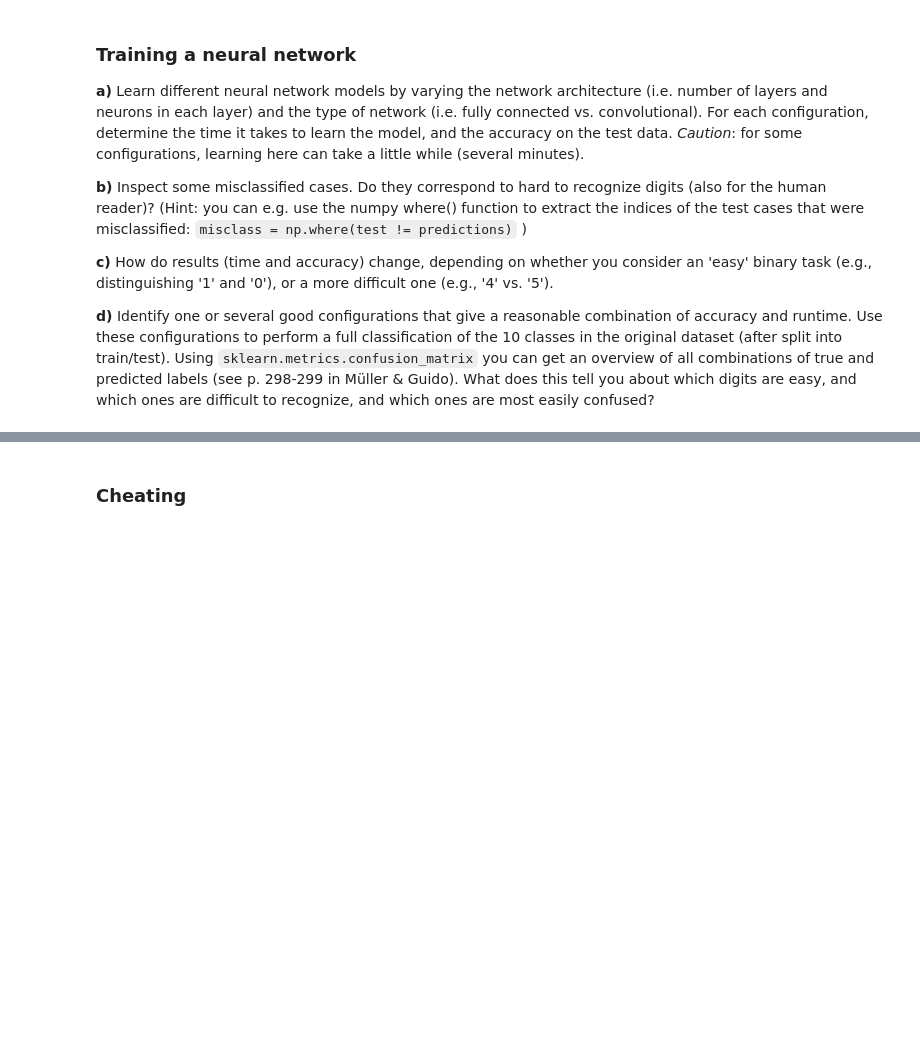
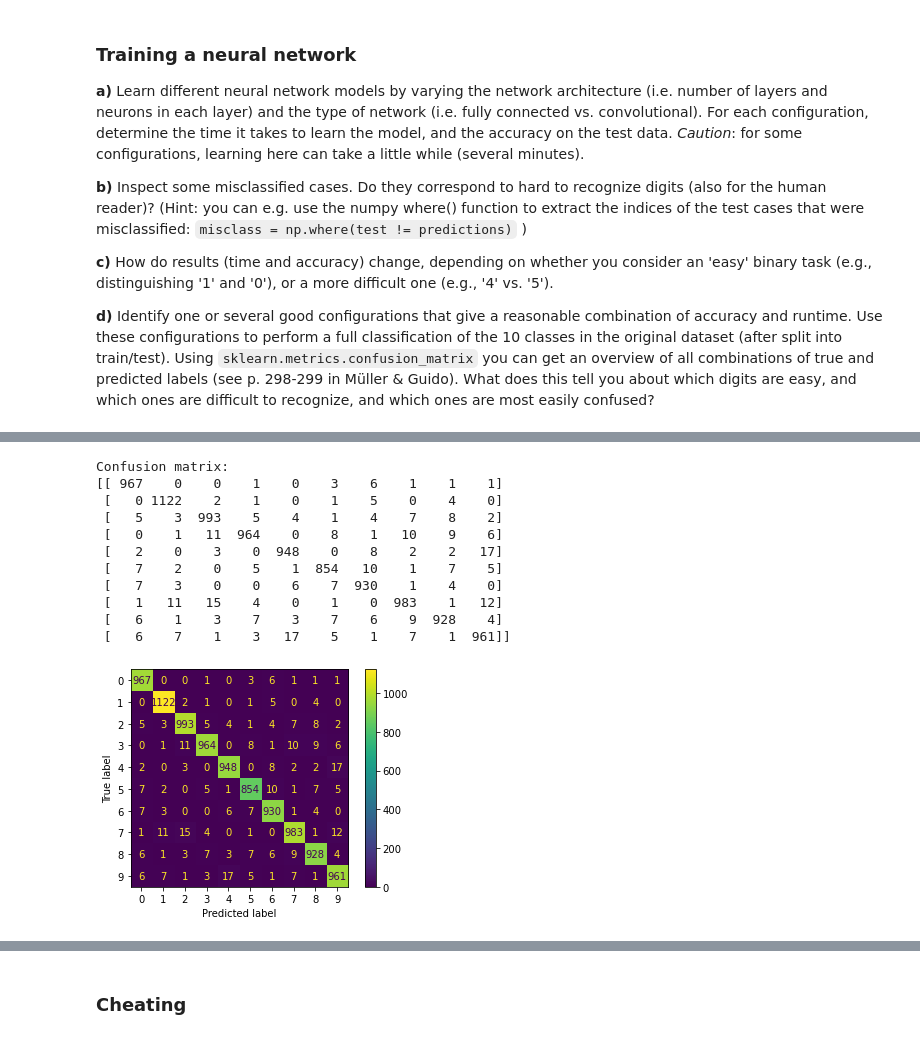
Before and after one commit to Mincoslav/MAL-Assignment, a Jupyter notebook: Assignment2.ipynb, the cells around one changed output, grey strips where cells are left out. Saved outputs shown, nothing was run; the diff lists cells and outputs as text; code cells hidden in the pictures; blank space fills up the shorter version.

```diff
--- a/Assignment2.ipynb
+++ b/Assignment2.ipynb
@@ -902,0 +932,22 @@ Confusion matrix:
+# %%
+prediction = connected_4l.predict(x_test_set)
+
+cm = confusion_matrix(y_test_set.argmax(axis=1), prediction.argmax(axis=1))
+disp = ConfusionMatrixDisplay(confusion_matrix=cm)
+
+print(f"Confusion matrix:\n{disp.confusion_matrix}")
+disp.plot()
+plt.show()
+# %% [output]
+Confusion matrix:
+[[ 967    0    0    1    0    3    6    1    1    1]
+ [   0 1122    2    1    0    1    5    0    4    0]
+ [   5    3  993    5    4    1    4    7    8    2]
+ [   0    1   11  964    0    8    1   10    9    6]
+ [   2    0    3    0  948    0    8    2    2   17]
+ [   7    2    0    5    1  854   10    1    7    5]
+ [   7    3    0    0    6    7  930    1    4    0]
+ [   1   11   15    4    0    1    0  983    1   12]
+ [   6    1    3    7    3    7    6    9  928    4]
+ [   6    7    1    3   17    5    1    7    1  961]]
+[figure, added]
```
Also changed, not shown: parts of 60 cells of this notebook.
